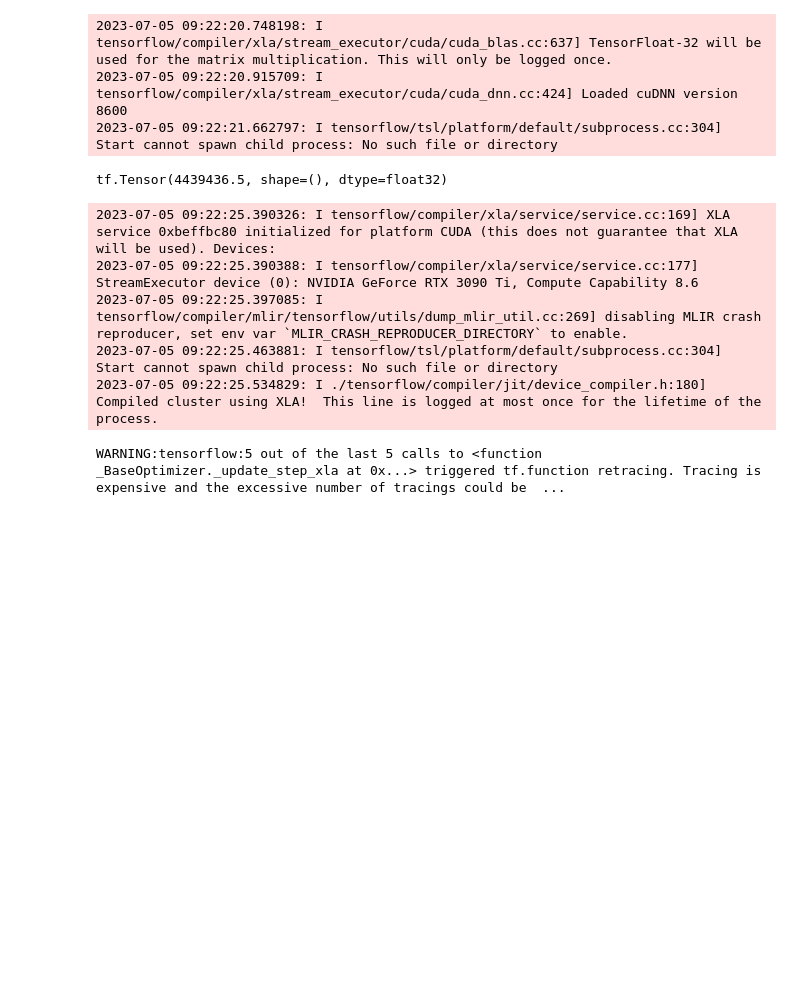
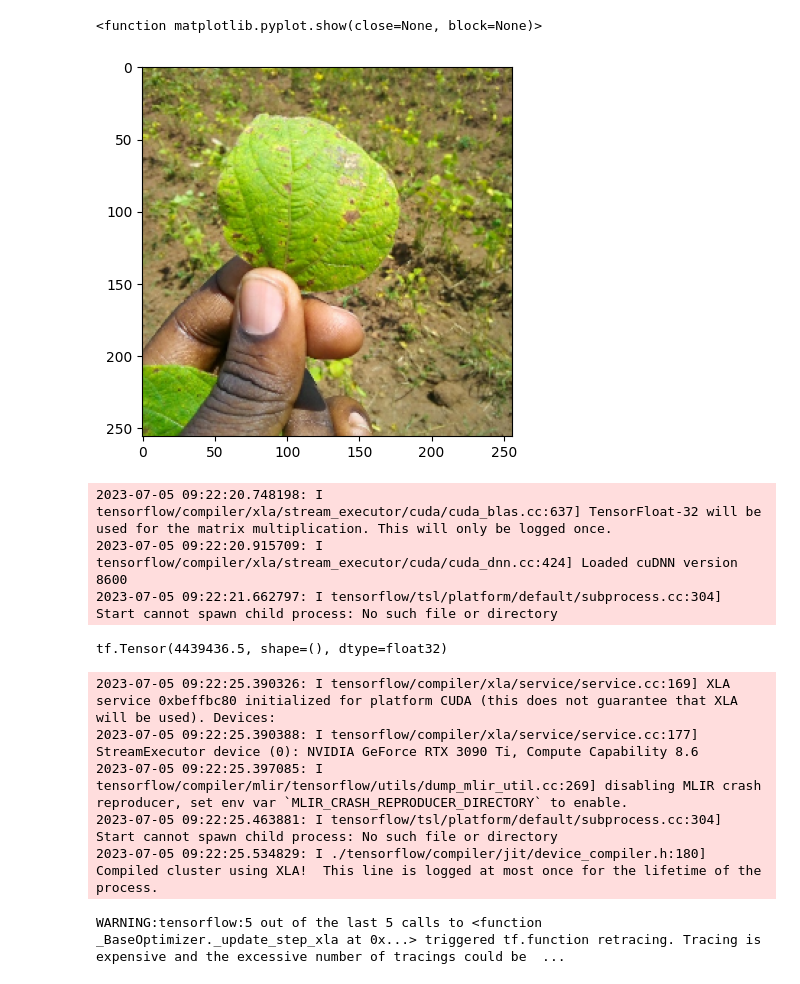
Before and after one commit to markliou/FCMAE, a Jupyter notebook: exam.ipynb, the cells around one changed output. Saved outputs shown, nothing was run; the diff lists cells and outputs as text; code cells hidden in the pictures; blank space fills up the shorter version.

Commit message:
mask function

```diff
--- a/exam.ipynb
+++ b/exam.ipynb
@@ -43,3 +50,27 @@ plt.show()
 # %%
 import concept_gated_conv
+# %%
+def masking_img(imgs, split=(8,8), masking_ratio = 0.95):
+    patch_index = [ i for i in range(split[0] * split[1])]
+    h_size = imgs.shape[1] / split[0]
+    w_size = imgs.shape[2] / split[1]
+    mask = np.zeros([imgs.shape[1], imgs.shape[2]])
+    n = 10
+    x = (n // h_size) * split[0]
+    y = (n % w_size) * split[1]
+
+    mask[int(x):int(x+split[0]), int(y):int(y+split[1])] = 1
+
+
+
+ds = tf.image.resize(next(dsIter)['image'], (256, 256))
+
+# mask
+
+
+plt.imshow(tf.cast(ds[0],tf.uint8))
+plt.show
+# %% [output]
+<function matplotlib.pyplot.show(close=None, block=None)>
+[figure, added]
 # %%
```
Also changed, not shown: parts of 3 cells of this notebook.
